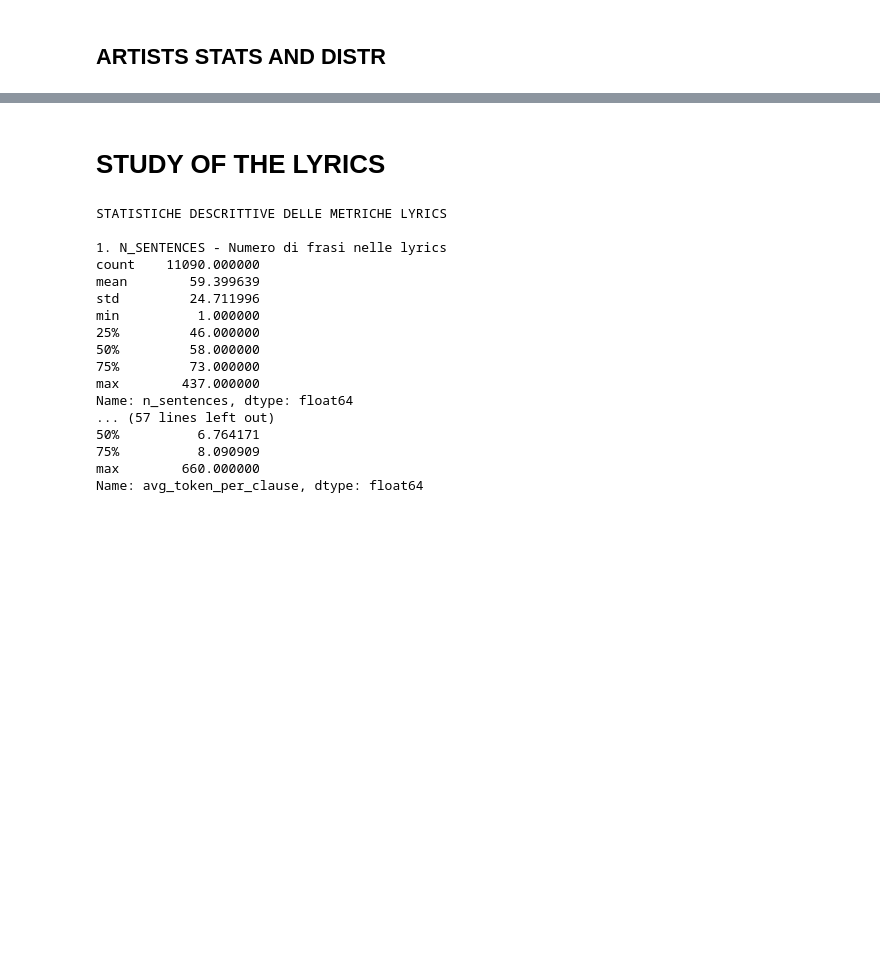
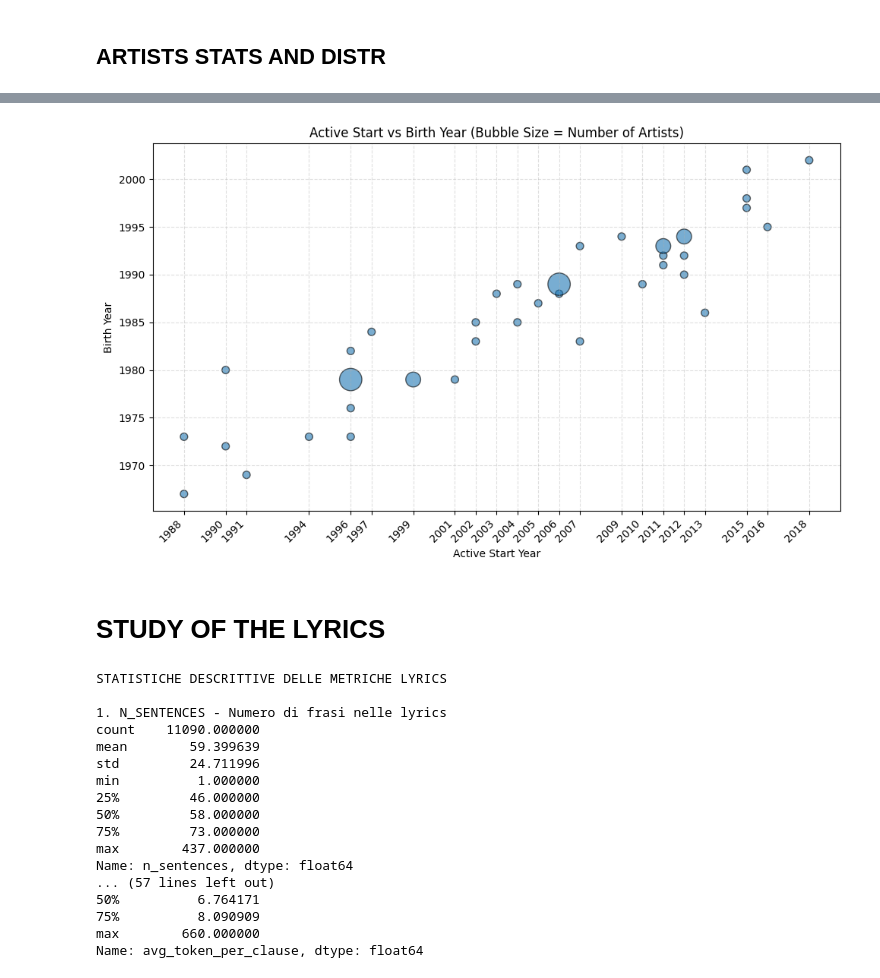
Before and after one commit to MicheleP1004/DATA_MINING_PRJ, a Jupyter notebook: data_understanding.ipynb, the cells around one changed output, grey strips where cells are left out. Saved outputs shown, nothing was run; the diff lists cells and outputs as text; code cells hidden in the pictures; blank space fills up the shorter version.

```diff
--- a/data_understanding.ipynb
+++ b/data_understanding.ipynb
@@ -383,3 +399,37 @@ plt.show()
+# %%
+# Group by active_start and birth_date, count occurrences
+counts = (
+    artists.groupby(['active_start', 'birth_date'])
+    .size()
+    .reset_index(name='count')
+)
+
+# Ensure columns are numeric where needed
+counts["birth_date"] = pd.to_numeric(counts["birth_date"], errors="coerce")
+counts["active_start"] = pd.to_numeric(counts["active_start"], errors="coerce")
+
+# Drop missing values (optional but helps plotting)
+counts = counts.dropna(subset=["active_start", "birth_date"])
+
+# Plot
+plt.figure(figsize=(10, 6))
+plt.scatter(
+    counts['active_start'],
+    counts['birth_date'],
+    s=(counts['count'] ** 2) * 50,  # bubble size scales with frequency
+    alpha=0.6,
+    edgecolor='k'
+)
+
+plt.xlabel('Active Start Year')
+plt.ylabel('Birth Year')
+plt.xticks(counts['active_start'].unique(), rotation=45, ha='right')
+plt.title('Active Start vs Birth Year (Bubble Size = Number of Artists)')
+plt.grid(True, linestyle='--', alpha=0.4)
+plt.tight_layout()
+plt.show()
+# %% [output]
+[figure, added]
 # %% [markdown]
 # STUDY OF THE LYRICS
 # %%
```
Also changed, not shown: parts of 6 cells of this notebook.
